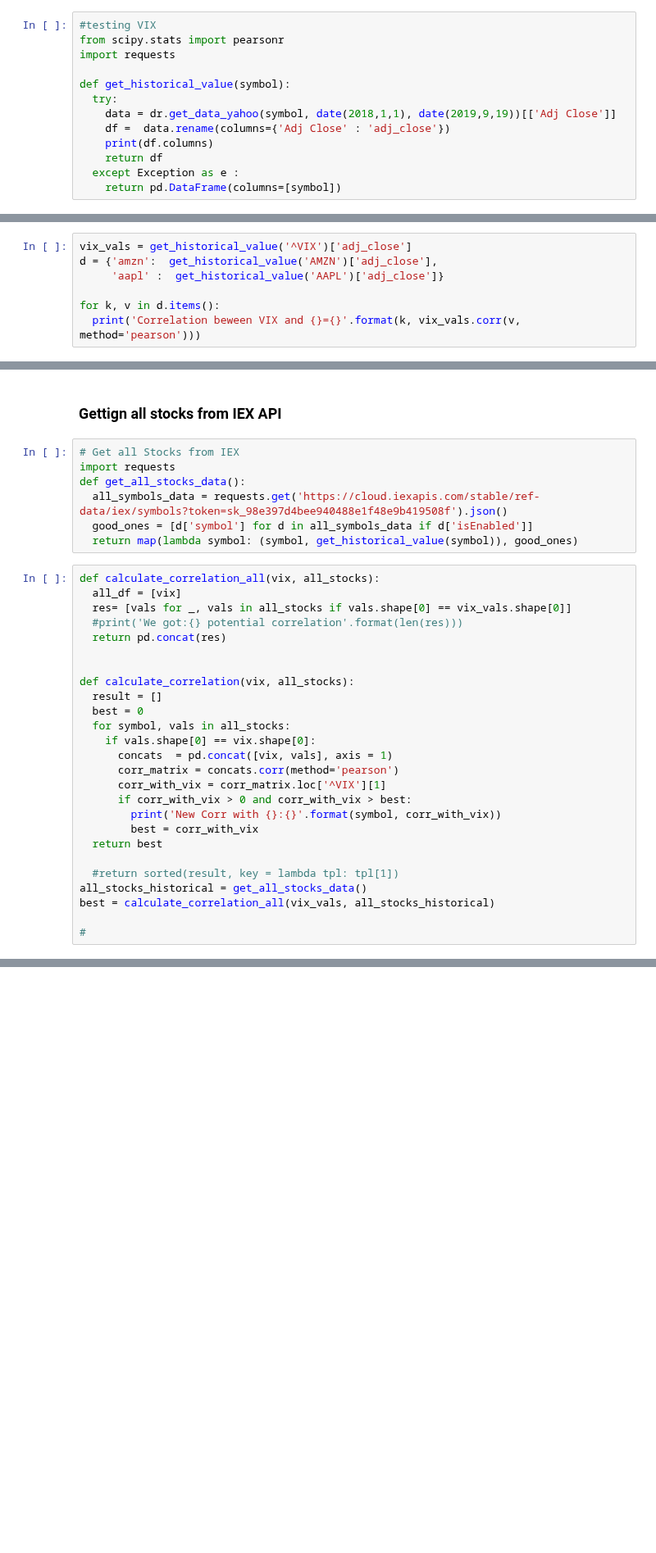
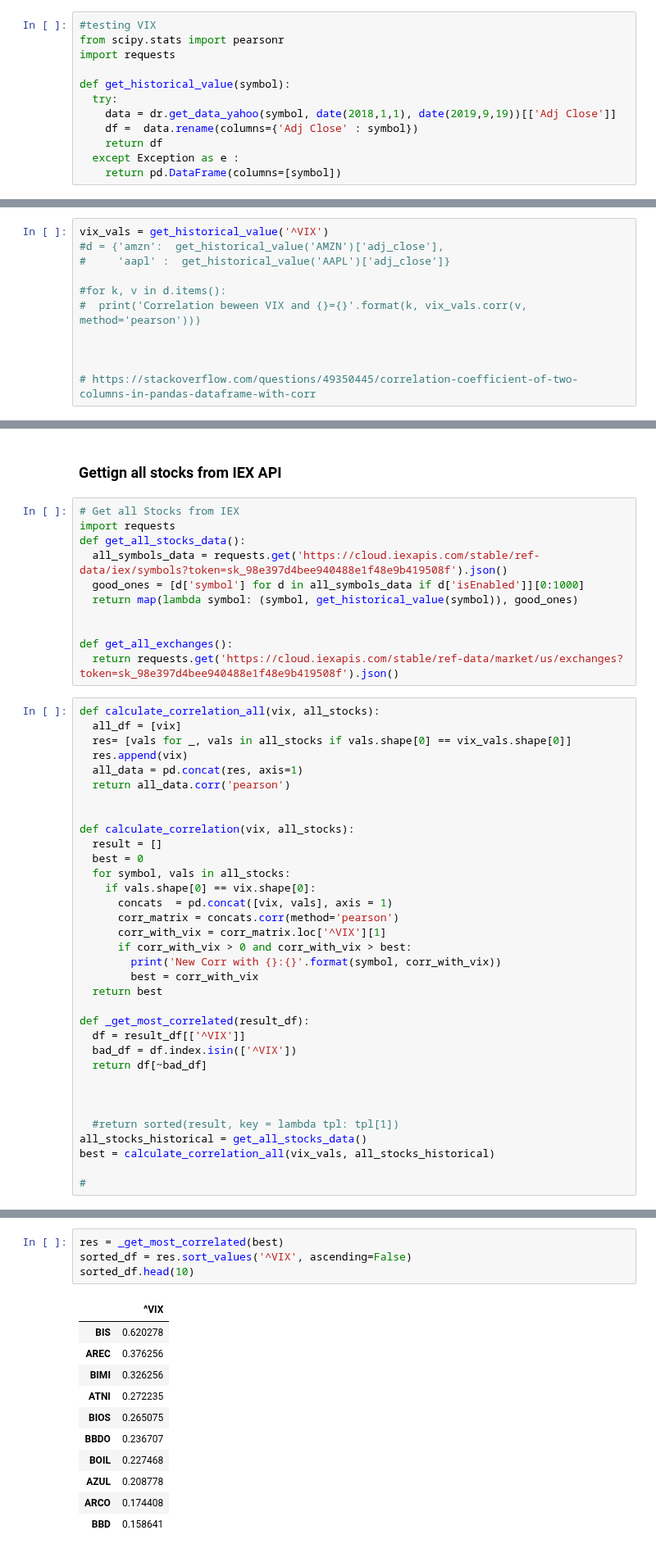
Before and after one commit to mmistroni/TensorFlowPlayground, a Jupyter notebook: StockAndNewsAPIs.ipynb, the cells around one changed output, grey strips where cells are left out. Shown at 82% size. Saved outputs shown, nothing was run; the diff lists cells and outputs as text; blank space fills up the shorter version.

Commit message:
calcularing correlation

```diff
--- a/StockAndNewsAPIs.ipynb
+++ b/StockAndNewsAPIs.ipynb
@@ -301,18 +283,21 @@ import requests
 def get_historical_value(symbol):
   try:
     data = dr.get_data_yahoo(symbol, date(2018,1,1), date(2019,9,19))[['Adj Close']]
-    df =  data.rename(columns={'Adj Close' : 'adj_close'})
-    print(df.columns)
+    df =  data.rename(columns={'Adj Close' : symbol})
     return df
   except Exception as e :
     return pd.DataFrame(columns=[symbol])
 # %% [markdown]
 <h3> Getting VIX values </h3>
 # %%
-vix_vals = get_historical_value('^VIX')['adj_close']
-d = {'amzn':  get_historical_value('AMZN')['adj_close'],
-     'aapl' :  get_historical_value('AAPL')['adj_close']}
+vix_vals = get_historical_value('^VIX')
+#d = {'amzn':  get_historical_value('AMZN')['adj_close'],
+#     'aapl' :  get_historical_value('AAPL')['adj_close']}
 
-for k, v in d.items():
-  print('Correlation beween VIX and {}={}'.format(k, vix_vals.corr(v, method='pearson')))
+#for k, v in d.items():
+#  print('Correlation beween VIX and {}={}'.format(k, vix_vals.corr(v, method='pearson')))
+
+
+
+# https://stackoverflow.com/questions/49350445/correlation-coefficient-of-two-columns-in-pandas-dataframe-with-corr
 # %% [output]
@@ -328,14 +309,19 @@ Correlation beween VIX and aapl=-0.3965430228865894
 import requests
 def get_all_stocks_data():
   all_symbols_data = requests.get('https://cloud.iexapis.com/stable/ref-data/iex/symbols?token=sk_98e397d4bee940488e1f48e9b419508f').json()
-  good_ones = [d['symbol'] for d in all_symbols_data if d['isEnabled']]
+  good_ones = [d['symbol'] for d in all_symbols_data if d['isEnabled']][0:1000]
   return map(lambda symbol: (symbol, get_historical_value(symbol)), good_ones)
+
+
+def get_all_exchanges():
+  return requests.get('https://cloud.iexapis.com/stable/ref-data/market/us/exchanges?token=sk_98e397d4bee940488e1f48e9b419508f').json()
 # %%
 def calculate_correlation_all(vix, all_stocks):
   all_df = [vix]
   res= [vals for _, vals in all_stocks if vals.shape[0] == vix_vals.shape[0]]
-  #print('We got:{} potential correlation'.format(len(res)))
-  return pd.concat(res)
+  res.append(vix)
+  all_data = pd.concat(res, axis=1)
+  return all_data.corr('pearson')
 
 
 def calculate_correlation(vix, all_stocks):
@@ -351,6 +337,13 @@ def calculate_correlation(vix, all_stocks):
         best = corr_with_vix
   return best
 
+def _get_most_correlated(result_df):
+  df = result_df[['^VIX']]
+  bad_df = df.index.isin(['^VIX'])
+  return df[~bad_df]
+
+
+
   #return sorted(result, key = lambda tpl: tpl[1])
 all_stocks_historical = get_all_stocks_data()
 best = calculate_correlation_all(vix_vals, all_stocks_historical)
@@ -369,0 +352,16 @@ best
+# %%
+res = _get_most_correlated(best)
+sorted_df = res.sort_values('^VIX', ascending=False)
+sorted_df.head(10)
+# %% [output]
+|  | ^VIX |
+| BIS | 0.620278 |
+| AREC | 0.376256 |
+| BIMI | 0.326256 |
+| ATNI | 0.272235 |
+| BIOS | 0.265075 |
+| BBDO | 0.236707 |
+| BOIL | 0.227468 |
+| AZUL | 0.208778 |
+| ARCO | 0.174408 |
+| BBD | 0.158641 |
```
Also changed, not shown: parts of 6 cells of this notebook.
